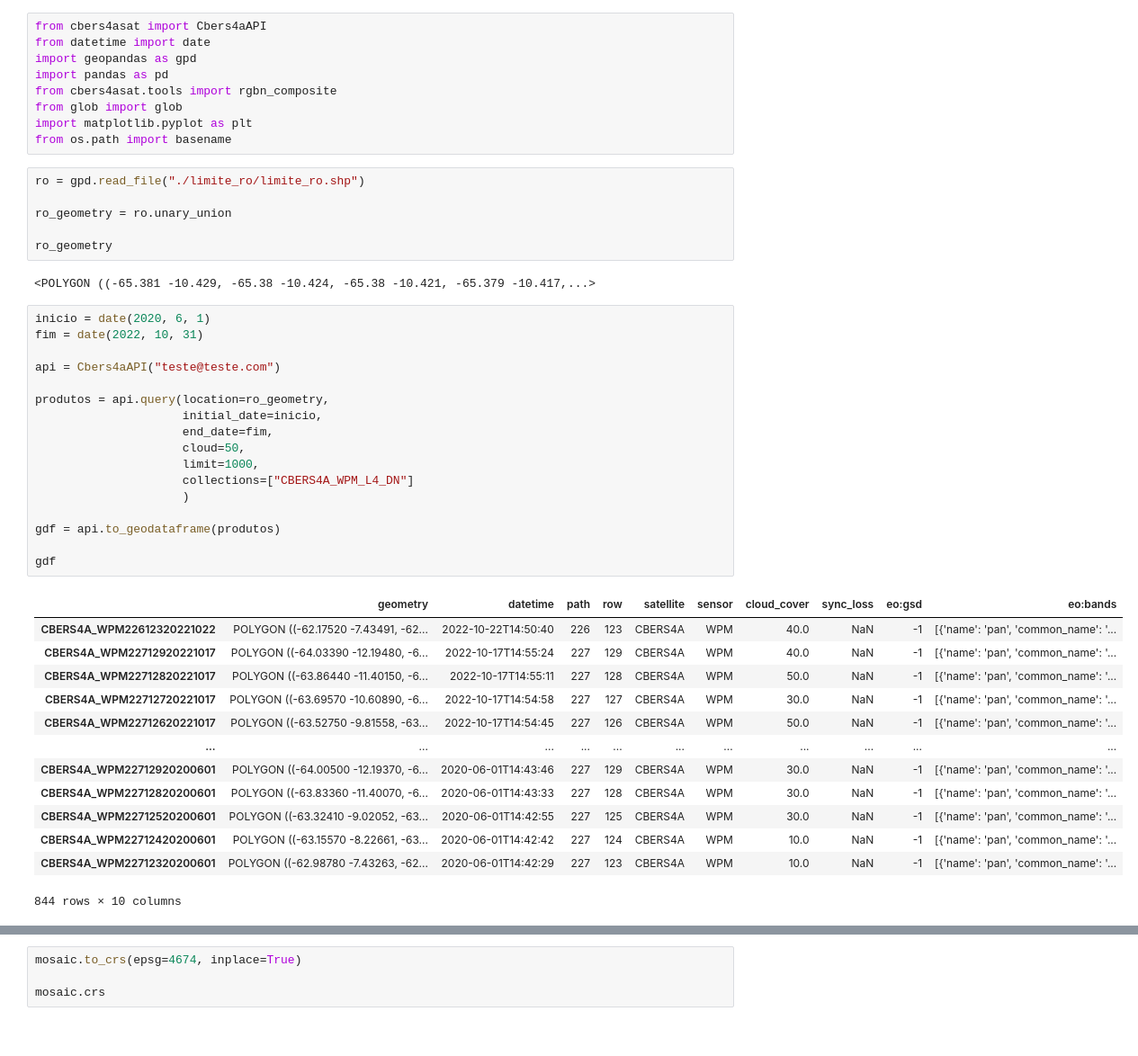
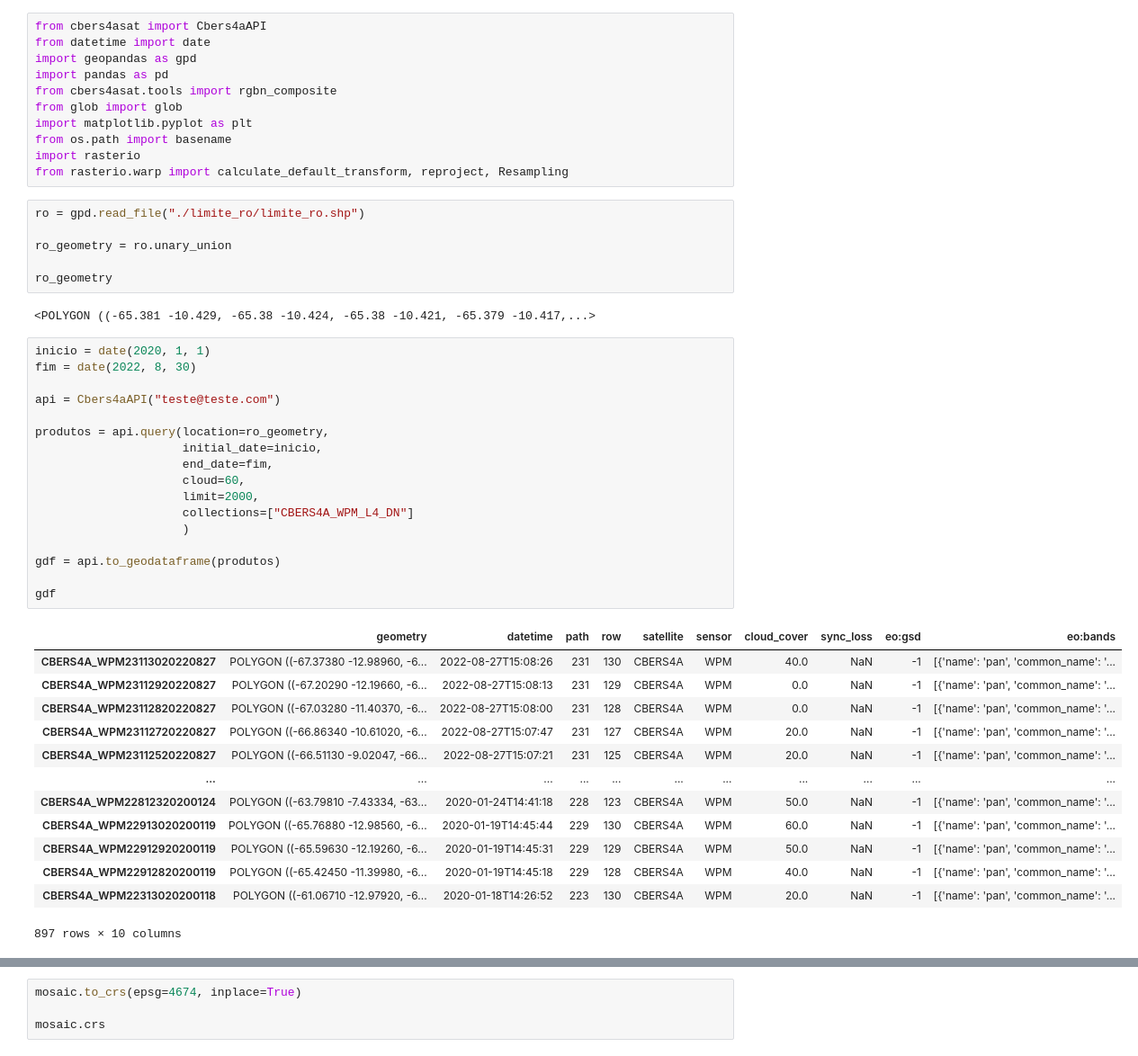
Before and after one commit to gabriel-russo/mosaico-cbers4a, a Jupyter notebook: mosaico.ipynb, the cells around one changed output, grey strips where cells are left out. Shown at 90% size. Drawn from its saved outputs; the diff is of its cells as text.

```diff
--- a/mosaico.ipynb
+++ b/mosaico.ipynb
@@ -7,6 +7,8 @@ from cbers4asat.tools import rgbn_composite
 from glob import glob
 import matplotlib.pyplot as plt
 from os.path import basename
+import rasterio
+from rasterio.warp import calculate_default_transform, reproject, Resampling
 # %%
 ro = gpd.read_file("./limite_ro/limite_ro.shp")
 
@@ -16,36 +18,36 @@ ro_geometry
 # %% [output]
 <POLYGON ((-65.381 -10.429, -65.38 -10.424, -65.38 -10.421, -65.379 -10.417,...>
 # %%
-inicio = date(2020, 6, 1)
-fim = date(2022, 10, 31)
+inicio = date(2020, 1, 1)
+fim = date(2022, 8, 30)
 
 api = Cbers4aAPI("teste@teste.com")
 
 produtos = api.query(location=ro_geometry,
                      initial_date=inicio,
                      end_date=fim,
-                     cloud=50,
-                     limit=1000,
+                     cloud=60,
+                     limit=2000,
                      collections=["CBERS4A_WPM_L4_DN"]
                      )
 
 gdf = api.to_geodataframe(produtos)
 
 gdf
 # %% [output]
 |  | geometry | datetime | path | row | satellite | sensor | cloud_cover | sync_loss | eo:gsd | eo:bands |
-| CBERS4A_WPM22612320221022 | POLYGON ((-62.17520 -7.43491, -62... | 2022-10-22T14:50:40 | 226 | 123 | CBERS4A | WPM | 40.0 | NaN | -1 | [{'name': 'pan', 'common_name': '... |
-| CBERS4A_WPM22712920221017 | POLYGON ((-64.03390 -12.19480, -6... | 2022-10-17T14:55:24 | 227 | 129 | CBERS4A | WPM | 40.0 | NaN | -1 | [{'name': 'pan', 'common_name': '... |
-| CBERS4A_WPM22712820221017 | POLYGON ((-63.86440 -11.40150, -6... | 2022-10-17T14:55:11 | 227 | 128 | CBERS4A | WPM | 50.0 | NaN | -1 | [{'name': 'pan', 'common_name': '... |
-| CBERS4A_WPM22712720221017 | POLYGON ((-63.69570 -10.60890, -6... | 2022-10-17T14:54:58 | 227 | 127 | CBERS4A | WPM | 30.0 | NaN | -1 | [{'name': 'pan', 'common_name': '... |
-| CBERS4A_WPM22712620221017 | POLYGON ((-63.52750 -9.81558, -63... | 2022-10-17T14:54:45 | 227 | 126 | CBERS4A | WPM | 50.0 | NaN | -1 | [{'name': 'pan', 'common_name': '... |
+| CBERS4A_WPM23113020220827 | POLYGON ((-67.37380 -12.98960, -6... | 2022-08-27T15:08:26 | 231 | 130 | CBERS4A | WPM | 40.0 | NaN | -1 | [{'name': 'pan', 'common_name': '... |
+| CBERS4A_WPM23112920220827 | POLYGON ((-67.20290 -12.19660, -6... | 2022-08-27T15:08:13 | 231 | 129 | CBERS4A | WPM | 0.0 | NaN | -1 | [{'name': 'pan', 'common_name': '... |
+| CBERS4A_WPM23112820220827 | POLYGON ((-67.03280 -11.40370, -6... | 2022-08-27T15:08:00 | 231 | 128 | CBERS4A | WPM | 0.0 | NaN | -1 | [{'name': 'pan', 'common_name': '... |
+| CBERS4A_WPM23112720220827 | POLYGON ((-66.86340 -10.61020, -6... | 2022-08-27T15:07:47 | 231 | 127 | CBERS4A | WPM | 20.0 | NaN | -1 | [{'name': 'pan', 'common_name': '... |
+| CBERS4A_WPM23112520220827 | POLYGON ((-66.51130 -9.02047, -66... | 2022-08-27T15:07:21 | 231 | 125 | CBERS4A | WPM | 20.0 | NaN | -1 | [{'name': 'pan', 'common_name': '... |
 | ... | ... | ... | ... | ... | ... | ... | ... | ... | ... | ... |
-| CBERS4A_WPM22712920200601 | POLYGON ((-64.00500 -12.19370, -6... | 2020-06-01T14:43:46 | 227 | 129 | CBERS4A | WPM | 30.0 | NaN | -1 | [{'name': 'pan', 'common_name': '... |
-| CBERS4A_WPM22712820200601 | POLYGON ((-63.83360 -11.40070, -6... | 2020-06-01T14:43:33 | 227 | 128 | CBERS4A | WPM | 30.0 | NaN | -1 | [{'name': 'pan', 'common_name': '... |
-| CBERS4A_WPM22712520200601 | POLYGON ((-63.32410 -9.02052, -63... | 2020-06-01T14:42:55 | 227 | 125 | CBERS4A | WPM | 30.0 | NaN | -1 | [{'name': 'pan', 'common_name': '... |
-| CBERS4A_WPM22712420200601 | POLYGON ((-63.15570 -8.22661, -63... | 2020-06-01T14:42:42 | 227 | 124 | CBERS4A | WPM | 10.0 | NaN | -1 | [{'name': 'pan', 'common_name': '... |
-| CBERS4A_WPM22712320200601 | POLYGON ((-62.98780 -7.43263, -62... | 2020-06-01T14:42:29 | 227 | 123 | CBERS4A | WPM | 10.0 | NaN | -1 | [{'name': 'pan', 'common_name': '... |
+| CBERS4A_WPM22812320200124 | POLYGON ((-63.79810 -7.43334, -63... | 2020-01-24T14:41:18 | 228 | 123 | CBERS4A | WPM | 50.0 | NaN | -1 | [{'name': 'pan', 'common_name': '... |
+| CBERS4A_WPM22913020200119 | POLYGON ((-65.76880 -12.98560, -6... | 2020-01-19T14:45:44 | 229 | 130 | CBERS4A | WPM | 60.0 | NaN | -1 | [{'name': 'pan', 'common_name': '... |
+| CBERS4A_WPM22912920200119 | POLYGON ((-65.59630 -12.19260, -6... | 2020-01-19T14:45:31 | 229 | 129 | CBERS4A | WPM | 50.0 | NaN | -1 | [{'name': 'pan', 'common_name': '... |
+| CBERS4A_WPM22912820200119 | POLYGON ((-65.42450 -11.39980, -6... | 2020-01-19T14:45:18 | 229 | 128 | CBERS4A | WPM | 40.0 | NaN | -1 | [{'name': 'pan', 'common_name': '... |
+| CBERS4A_WPM22313020200118 | POLYGON ((-61.06710 -12.97920, -6... | 2020-01-18T14:26:52 | 223 | 130 | CBERS4A | WPM | 20.0 | NaN | -1 | [{'name': 'pan', 'common_name': '... |
-844 rows × 10 columns
+897 rows × 10 columns
 # %%
 fig, ax = plt.subplots(figsize=(10, 10))
 ro.plot(ax=ax, color='yellow')
```
Also changed, not shown: parts of 4 cells of this notebook.
